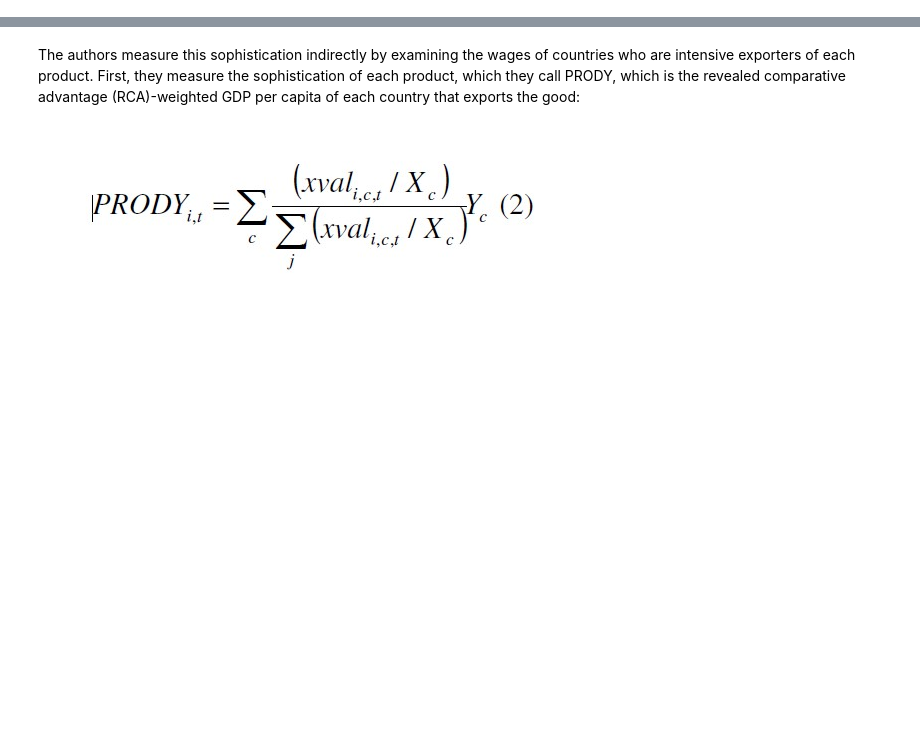
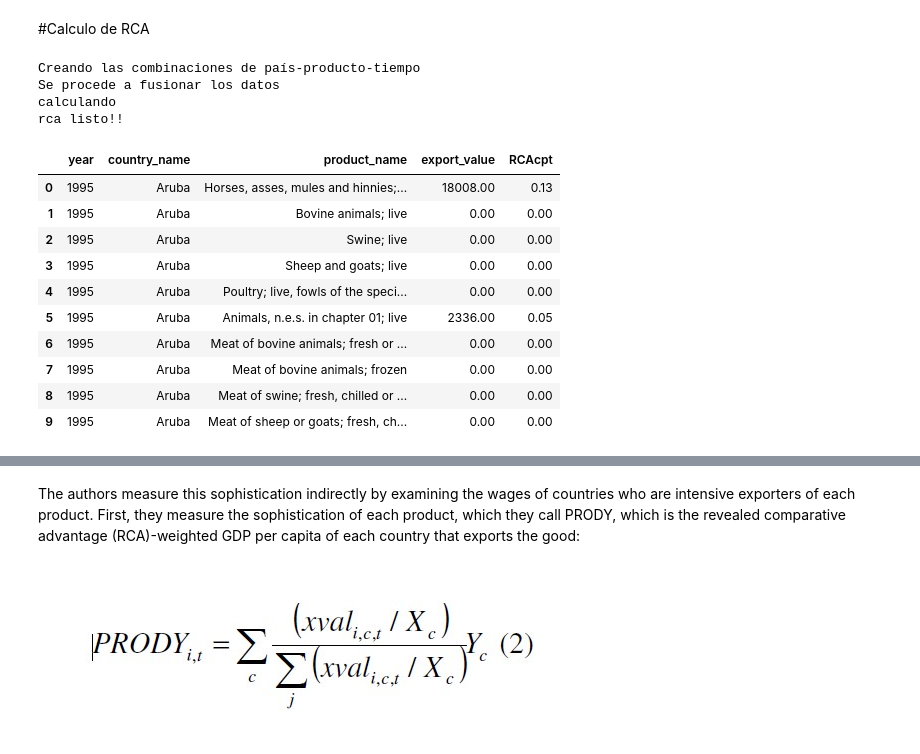
Before and after one commit to descandon88/Ecuador-Growth-data-set, a Jupyter notebook: funciones/prody.ipynb, the cells around one changed output, grey strips where cells are left out. Saved outputs shown, nothing was run; the diff lists cells and outputs as text; code cells hidden in the pictures; blank space fills up the shorter version.

```diff
--- a/funciones/prody.ipynb
+++ b/funciones/prody.ipynb
@@ -4,0 +67,4 @@ import matplotlib.pyplot as plt
+# %%
+## Importamos la base ya preparada desde drive
+df = pd.read_csv("/content/drive/MyDrive/eci/base/df_updated.csv")
+print('dataframe cargado')
@@ -4,0 +97,55 @@ import matplotlib.pyplot as plt
+# %% [markdown]
+#Calculo de RCA
+# %%
+## Función para el cálculo de RCA
+
+def calc_rca(data,pais_col,prod_col,anio_col,value_col):
+    """
+      La función que calcula la RCA
+
+    """
+    print('Creando las combinaciones de país-producto-tiempo')
+    df_all = pd.DataFrame(list(product(data[anio_col].unique(), data[pais_col].unique(),data[prod_col].unique())))
+    df_all.columns=[anio_col,pais_col,prod_col]
+    print('Se procede a fusionar los datos')
+    df_all = pd.merge(df_all,data[[anio_col,pais_col,prod_col,value_col]],how='left',on=[anio_col,pais_col,prod_col])
+    df_all.loc[df_all[value_col].isnull(),value_col] = 0
+
+    # En esta parte se calculan propiedades
+    print('calculando')
+    df_all['Xcpt'] = df_all[value_col]
+    df_all['Xct'] = df_all.groupby([pais_col, anio_col])[value_col].transform(sum)
+    df_all['Xpt'] = df_all.groupby([prod_col, anio_col])[value_col].transform(sum)
+    df_all['Xt'] = df_all.groupby([anio_col])[value_col].transform('sum')
+
+    df_all['RCAcpt'] = (df_all['Xcpt']/df_all['Xct'])/(df_all['Xpt']/df_all['Xt']) #--> ecuación de las ventaja comparativa revelada RCA
+
+    ## 0 si el producto / país tiene 0 exportaciones
+    df_all.loc[df_all['RCAcpt'].isnull(),'RCAcpt'] = 0
+    # drop the properties
+    df_all.drop(['Xcpt','Xct','Xpt','Xt'],axis=1,inplace=True,errors='ignore')
+
+    return df_all
+# %%
+df_rca = calc_rca(data=df,pais_col='country_name',prod_col='product_name',anio_col='year',value_col='export_value')
+
+print('rca listo!!')
+
+# Se muestran resultados
+df_rca[0:10]
+# %% [output]
+Creando las combinaciones de país-producto-tiempo
+Se procede a fusionar los datos
+calculando
+rca listo!!
+|  | year | country_name | product_name | export_value | RCAcpt |
+| 0 | 1995 | Aruba | Horses, asses, mules and hinnies;... | 18008.00 | 0.13 |
+| 1 | 1995 | Aruba | Bovine animals; live | 0.00 | 0.00 |
+| 2 | 1995 | Aruba | Swine; live | 0.00 | 0.00 |
+| 3 | 1995 | Aruba | Sheep and goats; live | 0.00 | 0.00 |
+| 4 | 1995 | Aruba | Poultry; live, fowls of the speci... | 0.00 | 0.00 |
+| 5 | 1995 | Aruba | Animals, n.e.s. in chapter 01; live | 2336.00 | 0.05 |
+| 6 | 1995 | Aruba | Meat of bovine animals; fresh or ... | 0.00 | 0.00 |
+| 7 | 1995 | Aruba | Meat of bovine animals; frozen | 0.00 | 0.00 |
+| 8 | 1995 | Aruba | Meat of swine; fresh, chilled or ... | 0.00 | 0.00 |
+| 9 | 1995 | Aruba | Meat of sheep or goats; fresh, ch... | 0.00 | 0.00 |
```
Also changed, not shown: parts of 12 cells of this notebook.
